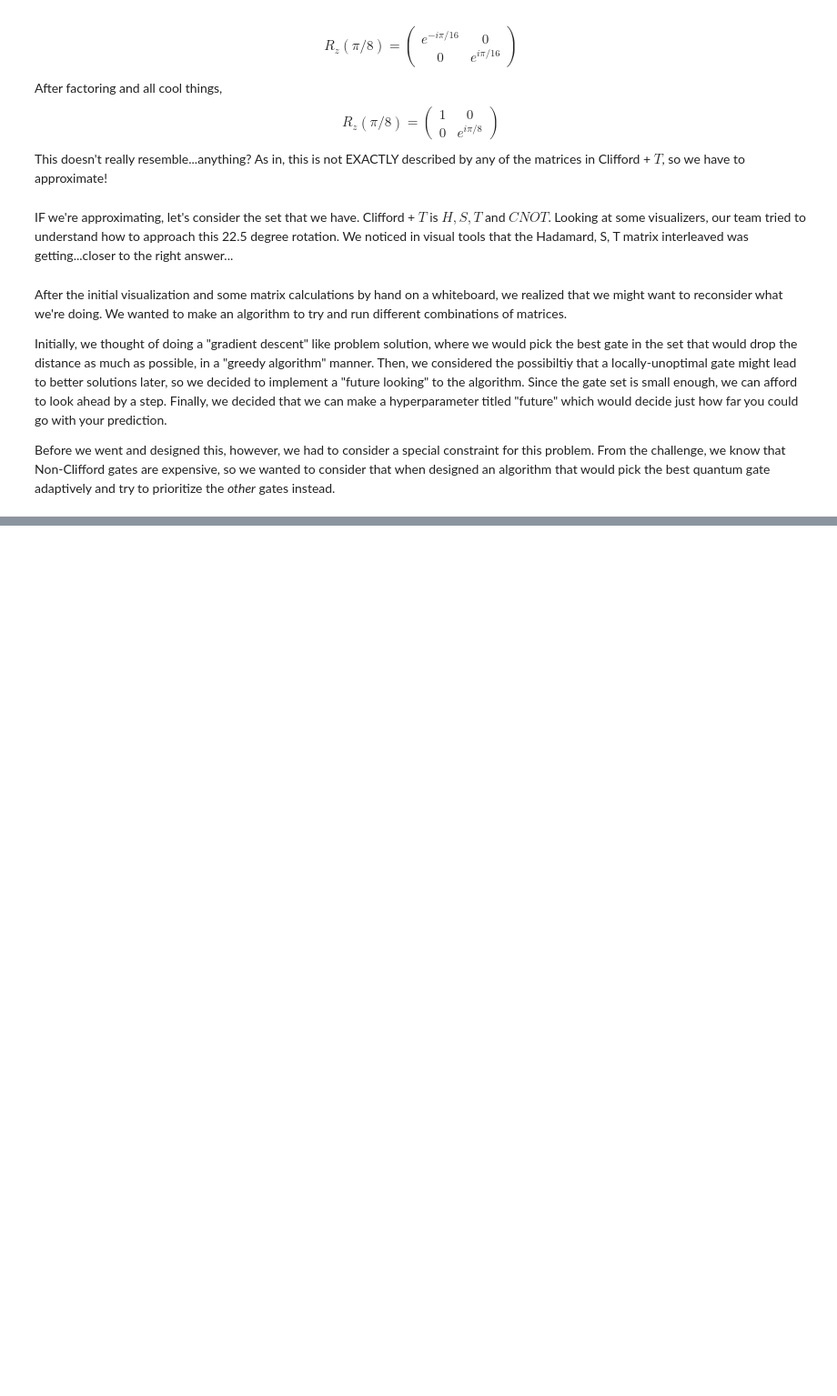
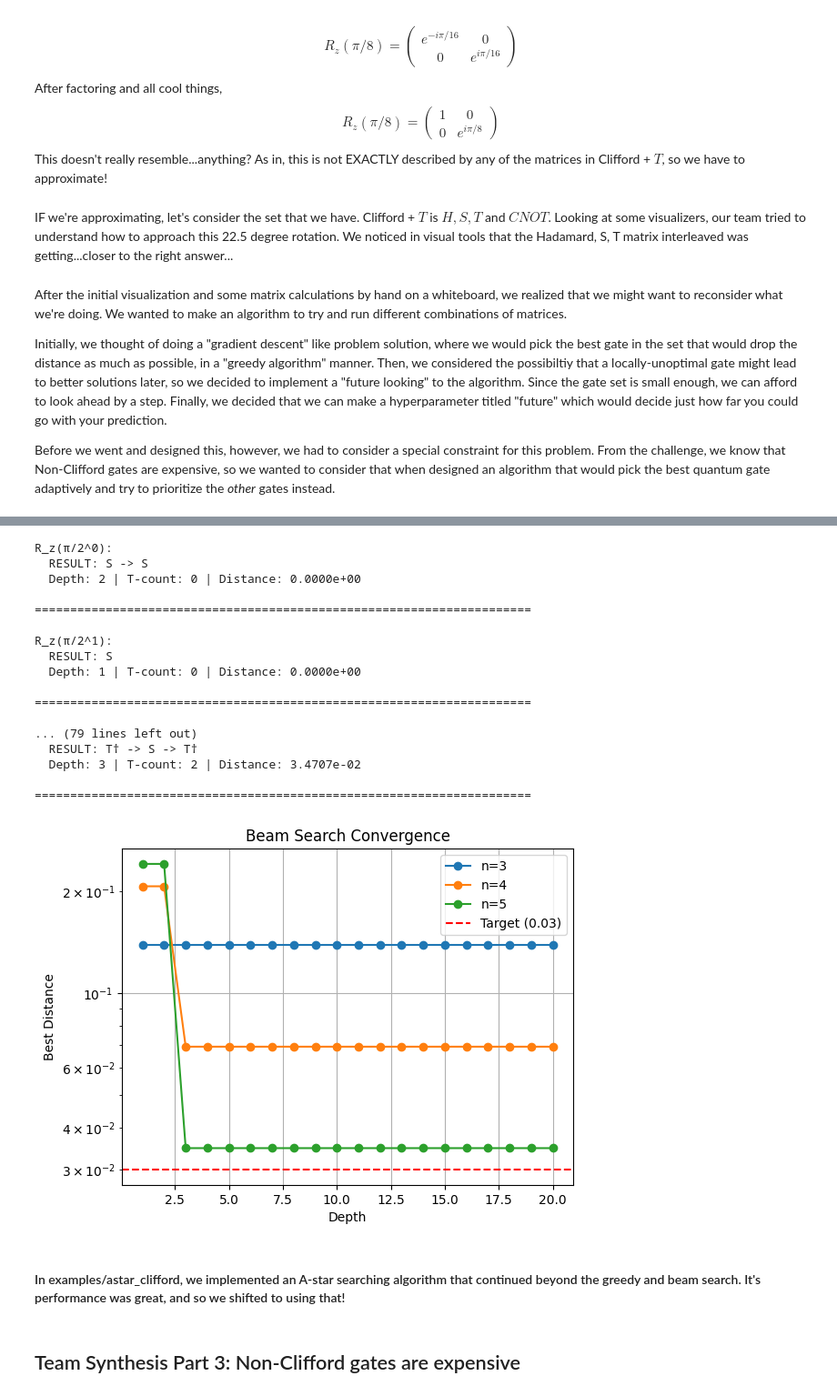
Before and after one commit to oyararba/QuEra-Challenge, a Jupyter notebook: yarby_main.ipynb, the cells around one changed output, grey strips where cells are left out. Shown at 91% size. Saved outputs shown, nothing was run; the diff lists cells and outputs as text; code cells hidden in the pictures; blank space fills up the shorter version.

Commit message:
part 3 4

```diff
--- a/yarby_main.ipynb
+++ b/yarby_main.ipynb
@@ -340,0 +408,59 @@ def brute_force_synthesis(target_matrix, tolerance=1e-6, max_depth=12):
+# %%
+import matplotlib.pyplot as plt
+
+all_histories = {}
+
+for n in range(6):
+    target = rz_matrix(np.pi / (2**n))
+    print(f"R_z(π/2^{n}):")
+
+    if n < 3:
+        seq, mat = greedy_synthesis(target, max_depth=60)
+        dist = distance(target, mat)
+        t_count = sum(1 for g in seq if 'T' in g)
+        print(f"  RESULT: {' -> '.join(seq)}")
+        print(f"  Depth: {len(seq)} | T-count: {t_count} | Distance: {dist:.4e}\n")
+    else:
+        seq, mat, history = beam_search(target, max_depth=20, beam_width=200)
+        all_histories[n] = history
+        dist = distance(target, mat)
+        t_count = sum(1 for g in seq if 'T' in g)
+        print(f"  RESULT: {' -> '.join(seq)}")
+        print(f"  Depth: {len(seq)} | T-count: {t_count} | Distance: {dist:.4e}\n")
+    print("=" * 70 + "\n")
+
+# Plot convergence
+for n, history in all_histories.items():
+    plt.plot(range(1, len(history)+1), history, marker='o', label=f'n={n}')
+
+plt.xlabel('Depth')
+plt.ylabel('Best Distance')
+plt.title('Beam Search Convergence')
+plt.axhline(y=0.03, color='r', linestyle='--', label='Target (0.03)')
+plt.legend()
+plt.yscale('log')
+plt.grid(True)
+plt.show()
+# %% [output]
+R_z(π/2^0):
+  RESULT: S -> S
+  Depth: 2 | T-count: 0 | Distance: 0.0000e+00
+
+======================================================================
+
+R_z(π/2^1):
+  RESULT: S
+  Depth: 1 | T-count: 0 | Distance: 0.0000e+00
+
+======================================================================
+
+... (79 lines left out)
+  RESULT: T† -> S -> T†
+  Depth: 3 | T-count: 2 | Distance: 3.4707e-02
+
+======================================================================
+[figure, added]
+# %% [markdown]
+#### In examples/astar_clifford, we implemented an A-star searching algorithm that continued beyond the greedy and beam search. It's performance was great, and so we shifted to using that!
+# %% [markdown]
+## Team Synthesis Part 3: Non-Clifford gates are expensive
```
Also changed, not shown: parts of 11 cells of this notebook.
